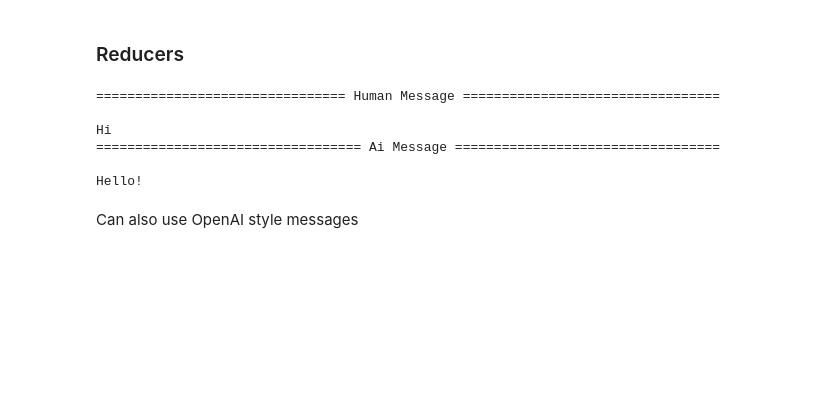
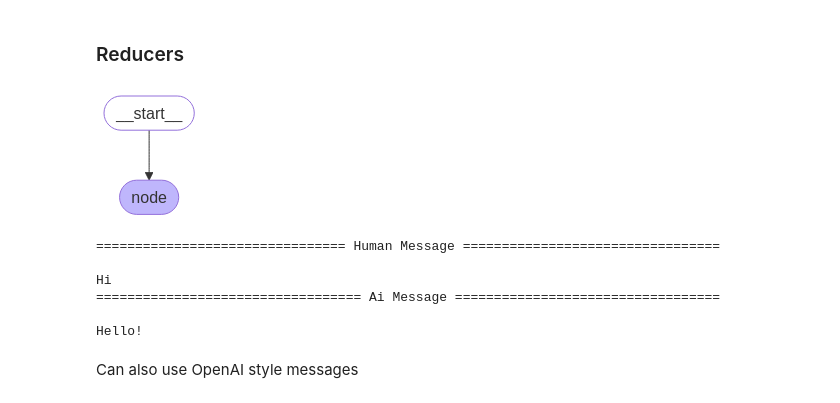
Before and after one commit to nagakartheek/langgraph-agents, a Jupyter notebook: experiments/introduction.ipynb, the cells around one changed output. Saved outputs shown, nothing was run; the diff lists cells and outputs as text; code cells hidden in the pictures; blank space fills up the shorter version.

```diff
--- a/experiments/introduction.ipynb
+++ b/experiments/introduction.ipynb
@@ -162,33 +167,35 @@ from langgraph.graph import START
 
 
 def add(left, right):
     """Can also import `add` from the `operator` built-in."""
     return left + right
 
 # For TypedDict state schemas, we can define reducers by annotating the corresponding field of the state with a reducer function.
 class State(TypedDict):
     # Each key in the state can have its own independent reducer function,
     # which controls how updates from nodes are applied.
     # If no reducer function is explicitly specified
     # then it is assumed that all updates to the key should override it.
     messages: Annotated[list[AnyMessage], add]
     extra_field: int
 
 def node(state: State):
     new_message = AIMessage("Hello!")
     return {"messages": [new_message], "extra_field": 10}
 
 # build and compile the graph with this single node
 graph = StateGraph(State).add_node(node).add_edge(START, "node").compile()
+display(draw_graph(graph))
 
 # input HumanMessage
 result = graph.invoke({"messages": [HumanMessage("Hi")]})
 
 # print each of the messages
 # we expect the input HumanMessage new AImessage
 for message in result["messages"]:
     message.pretty_print()
 # %% [output]
+[figure, added]
 ================================ Human Message =================================
 
 Hi
```
Also changed, not shown: parts of 19 cells of this notebook.
